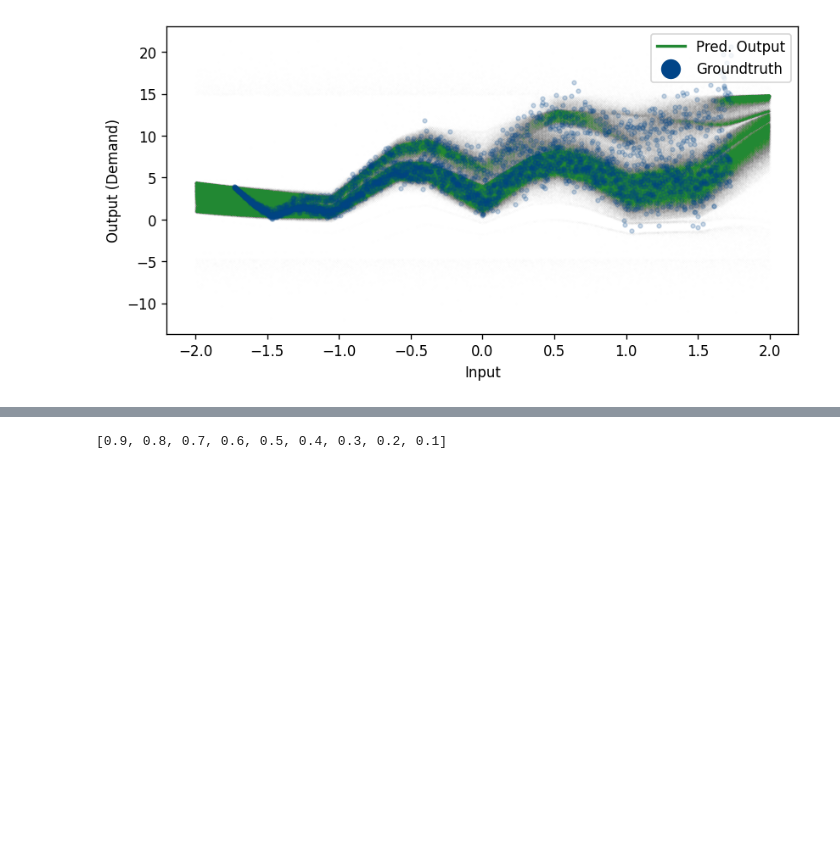
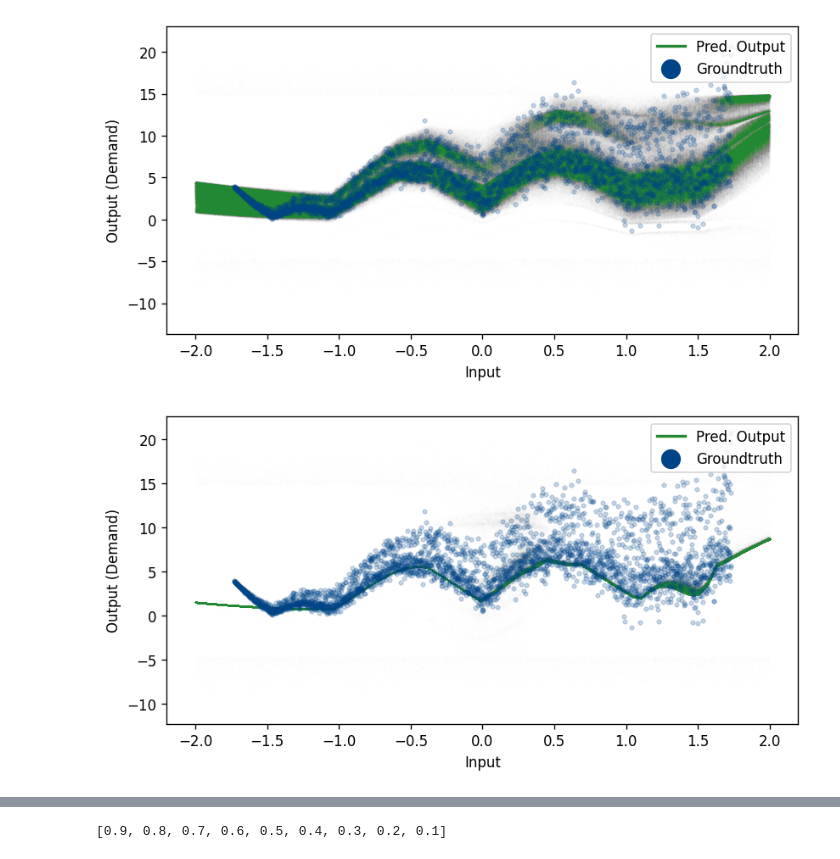
Before and after one commit to AlanLahoud/BNNSOP, a Jupyter notebook: illustrative_example.ipynb, the cells around one changed output, grey strips where cells are left out. Cells and saved outputs as stored; diff of their text form; code cells hidden in the pictures; blank space fills up the shorter version.

```diff
--- a/illustrative_example.ipynb
+++ b/illustrative_example.ipynb
@@ -143,6 +200,5 @@ y_pred_ann_com08 = model_name_ann_com08_model(xt.unsqueeze(1))
 # %%
-def inverse_transform(y):
-    return y*tstd + tmean
+
 y_pred_ann_dec_orig = inverse_transform(y_pred_ann_dec)
 y_pred_ann_com02_orig = inverse_transform(y_pred_ann_com02)
 y_pred_ann_com08_orig = inverse_transform(y_pred_ann_com08)
@@ -152,6 +208,8 @@ y_pred_bnn_com02_orig = inverse_transform(y_pred_bnn_com02)
 y_pred_bnn_com08_orig = inverse_transform(y_pred_bnn_com08)
 
 y_pred_flow_orig = inverse_transform(y_pred_flow)
+y_pred_flow_com02_orig = inverse_transform(y_pred_flow_c02)
+y_pred_flow_com08_orig = inverse_transform(y_pred_flow_c08)
 #y_orig = inverse_transform(y)
 # %%
 def plot_regression(X, y, xt, y_pred, method, suffix, color_pred, noise_type):
@@ -235,0 +282,4 @@ result_file_flow
+# %%
+plot_regression(X, y, xt, y_pred_flow_com02_orig, 'FLOW', 'Combined02', '#228833', noise_type)
+# %% [output]
+[figure, added]
```
Also changed, not shown: parts of 21 cells of this notebook, 3 other files.
